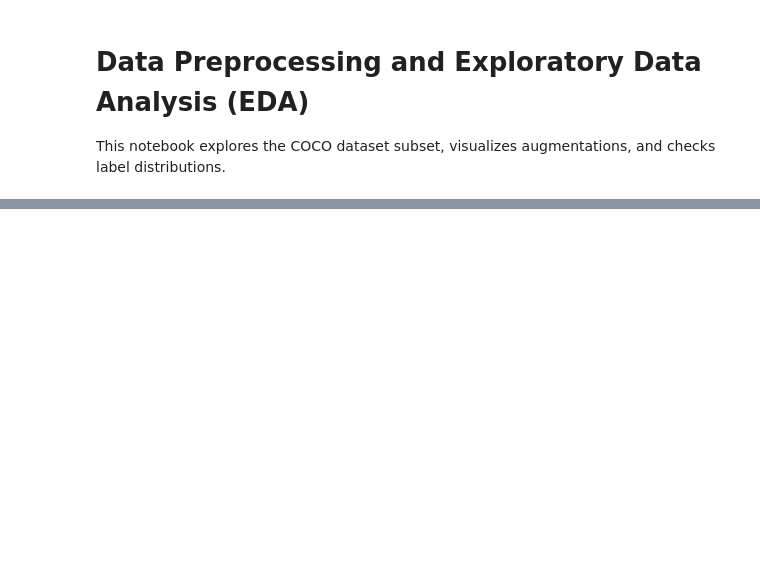
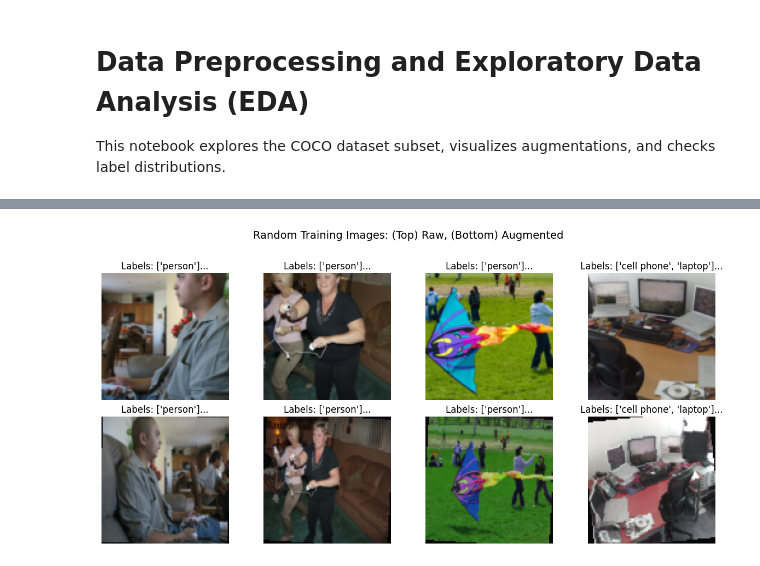
Before and after one commit to Mklas99/SmartPhotoMultiTag_pipeline, a Jupyter notebook: notebooks/02_preprocessing_eda.ipynb, the cells around one changed output, grey strips where cells are left out. Drawn from its saved outputs; the diff is of its cells as text; code cells hidden in the pictures; blank space fills up the shorter version.

```diff
--- a/notebooks/02_preprocessing_eda.ipynb
+++ b/notebooks/02_preprocessing_eda.ipynb
@@ -155,0 +50,38 @@ Image 3 (Filename: 000000488014.jpg): Classes = ['bicycle', 'dog', 'person']
+# %%
+fig, axes = plt.subplots(2, 4, figsize=(12,6))
+fig.suptitle("Random Training Images: (Top) Raw, (Bottom) Augmented", fontsize=14)
+
+for i in range(4):
+    idx = random.randrange(len(dataset_aug))
+    sample_raw = dataset_raw[idx]
+    sample_aug = dataset_aug[idx]
+    if sample_raw is None or sample_aug is None:
+        print(f"Skipping corrupted sample at index {idx}")
+        continue
+    img_raw, label_raw = sample_raw
+    img_aug, label_aug = sample_aug
+
+    # Convert tensors to displayable images
+    np_raw = tensor_to_image(img_raw)
+    np_aug = tensor_to_image(img_aug)
+
+    # Show raw image
+    axes[0, i].imshow(np_raw)
+    axes[0, i].axis('off')
+    # Get class names for labels
+    raw_class_indices = label_raw.nonzero().flatten().tolist()
+    raw_class_names = [dataset_raw.category_names[j] for j in raw_class_indices]
+    axes[0, i].set_title(f"Labels: {raw_class_names[:2]}...") # Show first 2
+
+    # Show augmented image
+    axes[1, i].imshow(np_aug)
+    axes[1, i].axis('off')
+    aug_class_indices = label_aug.nonzero().flatten().tolist()
+    aug_class_names = [dataset_aug.category_names[j] for j in aug_class_indices]
+    axes[1, i].set_title(f"Labels: {aug_class_names[:2]}...") # Show first 2 for
+
+
+plt.tight_layout(rect=[0, 0, 1, 0.96])
+plt.show()
+# %% [output]
+[figure, added]
```
Also changed, not shown: parts of 5 cells of this notebook, 24 other files.
